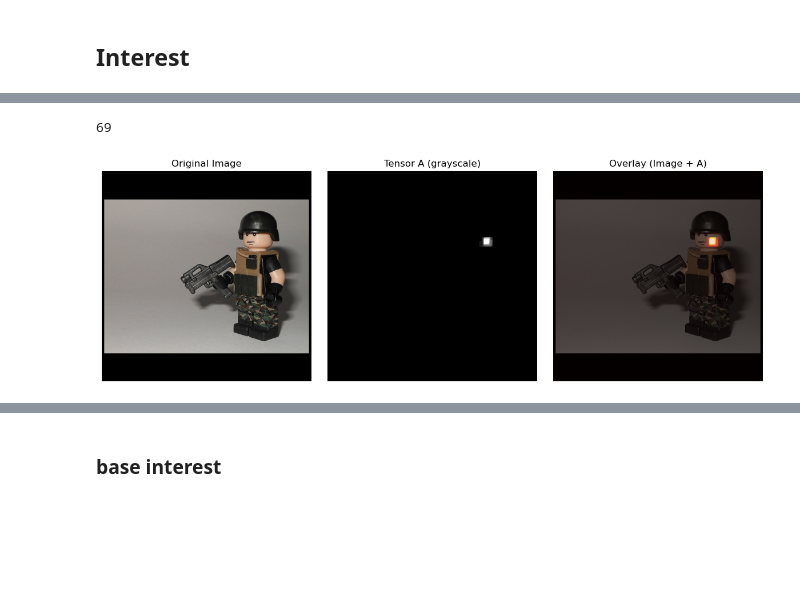
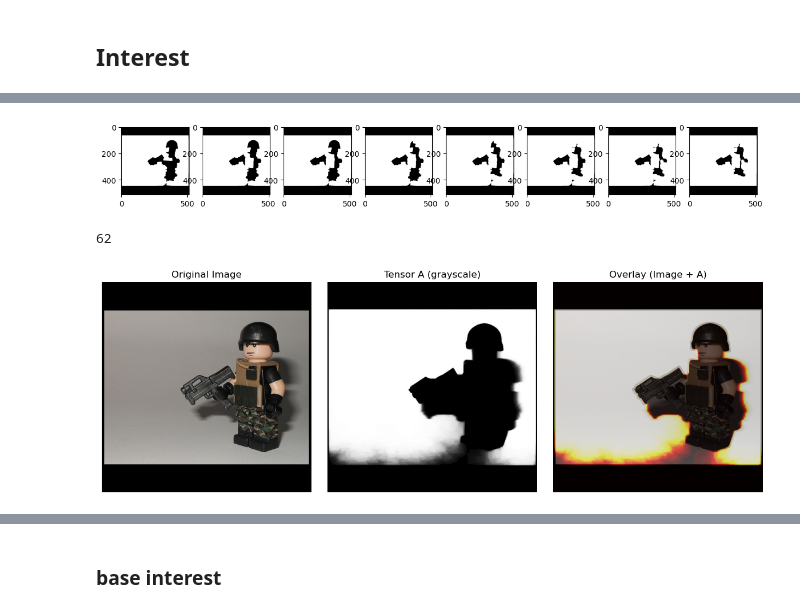
Before and after one commit to jzkaknckx/Conscious-demo, a Jupyter notebook: src/test_memorypoolForJune2.ipynb, the cells around one changed output, grey strips where cells are left out. Saved outputs shown, nothing was run; the diff lists cells and outputs as text; code cells hidden in the pictures; blank space fills up the shorter version.

Commit message:
debug

```diff
--- a/src/test_memorypoolForJune2.ipynb
+++ b/src/test_memorypoolForJune2.ipynb
@@ -52,6 +63,8 @@ X_subspaces = {
 for k, v in X_subspaces.items():
     X_subspaces[k] = v.to(cfg.device)
 # %%
+
+
 # 5. 初始化控制器底层兴趣图
 # controller.initialize_interest_map(X_subspaces, W, H, 3)
 if controller.optimizer.base_interest is None:
@@ -67,7 +80,11 @@ print(f"State: {controller.state.name}")
 print("-" * 50)
 
 # 6. 单步运行调度与打印
-max_steps = 70  # 设定最大迭代步数
+
+
+max_steps = 10  # 设定最大迭代步数
+
+
 route = [controller.fixation_point[0], controller.fixation_point[1]]
 dynamic_interest = []
 base_interest = []
@@ -76,12 +93,16 @@ sum_I_spatial_II = []
 sum_I_exp = []
 I_guide = []
 semantic_mask = []
+semantic_history = []
+step_GmemII_sepratemark = []
 test_m1 = []
 test_m2 = []
 test_m3 = []
 test_m4 = []
+prev_state = controller.state.LEARN_MACRO
 
 for step in range(1, max_steps + 1):
+    print(f"===========================")
     # 执行单步：Top-Down 匹配与 Bottom-Up 眼跳
     controller.run_step(X_subspaces, gmem_i, gmem_ii, gpos)
 
@@ -114,36 +135,35 @@ for step in range(1, max_steps + 1):
     #   print("step ", step, "has semantic_mask")
     #   semantic_mask.append(tensor_to_image_1channel(controller.semantic_mask))
 
-    if step in [9,10,97,98]:
-      m1 = controller.matrix1
-      test_m2.append(controller.matrix2)
 
-    if step in [10,11,12,13] and controller.optimizer.sum_I_spatial_II is not None:
+
+    if step in [] and controller.optimizer.sum_I_spatial_II is not None:
       print("step ", step, "has sum_I_spatial_II")
       sum_I_spatial_II.append(tensor_to_image_1channel(controller.optimizer.sum_I_spatial_II))
+    # if controller.semantic_mask is not None:
+    #   semantic_mask.append(tensor_to_image_1channel(controller.semantic_mask))
 
-    if controller.semantic_mask is not None:
-      semantic_mask.append(tensor_to_image_1channel(controller.semantic_mask))
-
-    if step in [11,12]:
+    if controller.matrix1 is not None:
       m1 = controller.matrix1
       test_m1.append(m1)
-      print(m1.shape)
-    if step in [12,13]:
       m2 = controller.matrix2
       test_m2.append(m2)
-      print(m2.shape)
       m3 = controller.matrix3
       test_m3.append(m3)
-      print(m3.shape)
-      m4 = controller.matrix4
-      test_m4.append(m4)
-      print(m4.shape)
+
+
+    if prev_state != current_state and controller.semantic_mask is not None:
+      print("has semantic_mask")
+      semantic_mask.append(tensor_to_image_1channel(controller.semantic_mask))
+      semantic_history.append(tensor_to_image_1channel(controller.semantic_history))
+      step_GmemII_sepratemark.append(step)
+
 
     '''
     if step in [7,8,9,10,11,12,13,14,15,16,17,18,19]:
       print(controller.current_interest_map.max())
     '''
+    prev_state = current_state
 # %% [output]
 === 初始控制器状态 ===
 Fixation Point: (335, 225)
@@ -210,9 +300,21 @@ debug_show(cropped, semantic_mask[0])
+# %%
+A = semantic_history[6:14]
+picnum = len(A)
+
+fig, axes = plt.subplots(1, picnum, figsize=(15, 5))
+
+for ax, image in zip(axes, A):
+    ax.imshow(image)
+
+plt.show()
+# %% [output]
+[figure, added]
 # %%
 print(len(semantic_mask))
-debug_show(cropped, semantic_mask[15])
+debug_show(cropped, semantic_mask[5])
 # %% [output]
-69
+62
-[figure, old version]
+[figure, new version]
 # %%
 picnum = len(dynamic_interest)
 
```
Also changed, not shown: parts of 20 cells of this notebook, 1 other file.
